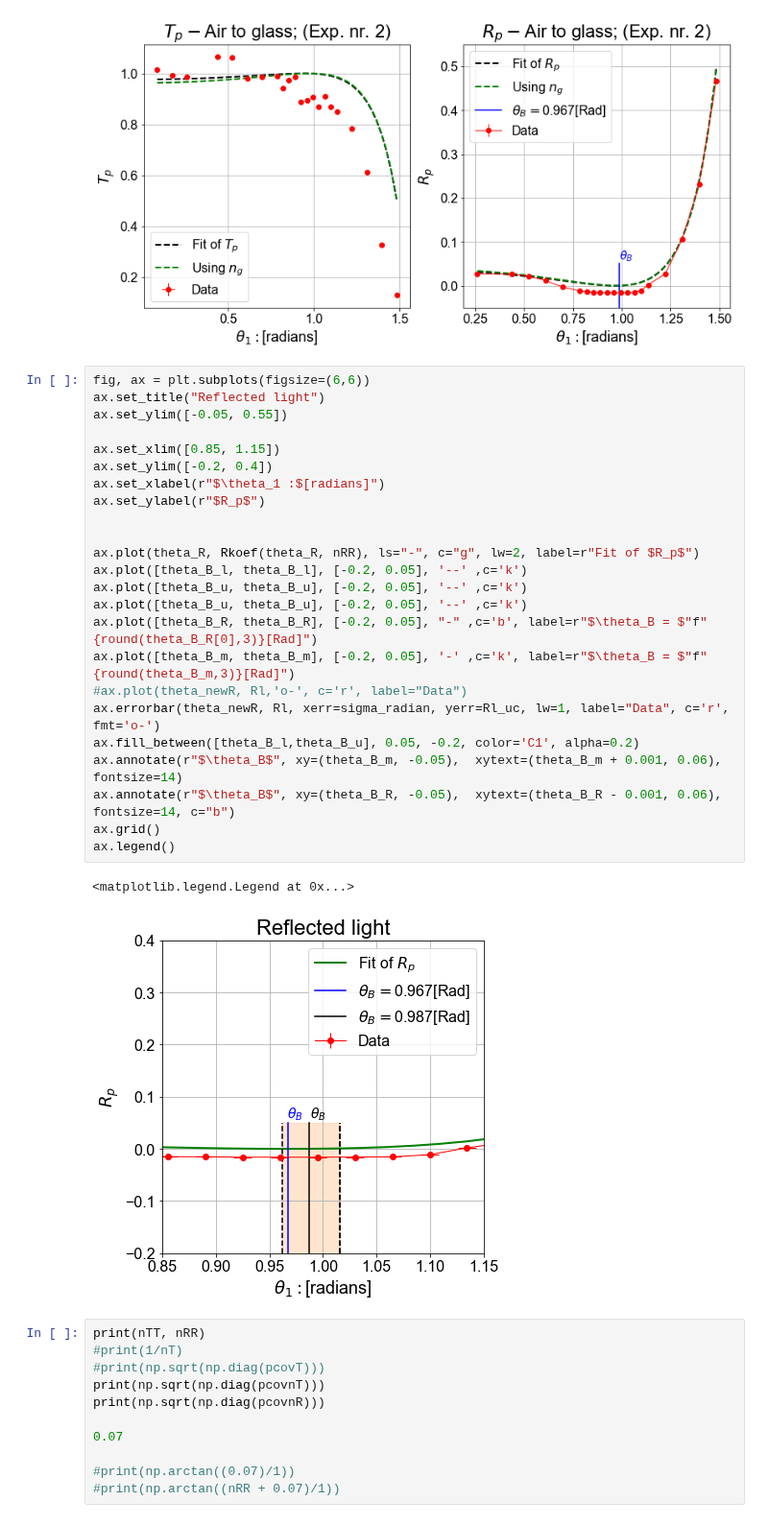
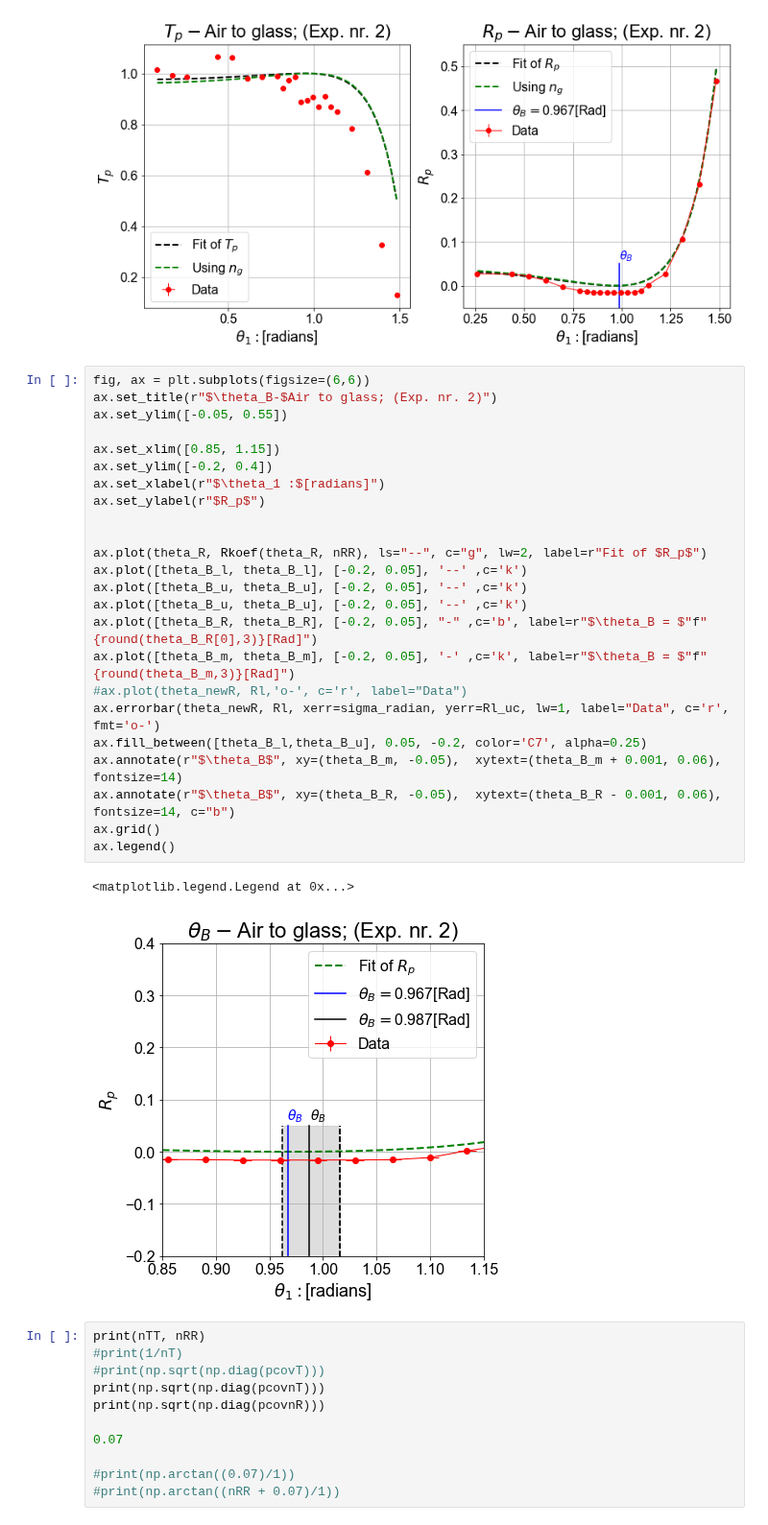
Before and after one commit to Neub28/Experimentel-Physics-2, a Jupyter notebook: Databehandling/Labdag 3/p-polariseret/Databehandling fra luft til glas - p.ipynb, the cells around one changed output. Shown at 96% size. Cells and saved outputs as stored; diff of their text form.

```diff
--- a/Databehandling/Labdag 3/p-polariseret/Databehandling fra luft til glas - p.ipynb
+++ b/Databehandling/Labdag 3/p-polariseret/Databehandling fra luft til glas - p.ipynb
@@ -233,31 +233,31 @@ Text(0, 0.5, '$R_p$')
 [figure]
 # %%
 fig, ax = plt.subplots(figsize=(6,6))
-ax.set_title("Reflected light")
+ax.set_title(r"$\theta_B-$Air to glass; (Exp. nr. 2)")
 ax.set_ylim([-0.05, 0.55])
 
 ax.set_xlim([0.85, 1.15])
 ax.set_ylim([-0.2, 0.4])
 ax.set_xlabel(r"$\theta_1 :$[radians]")
 ax.set_ylabel(r"$R_p$")
 
 
-ax.plot(theta_R, Rkoef(theta_R, nRR), ls="-", c="g", lw=2, label=r"Fit of $R_p$")
+ax.plot(theta_R, Rkoef(theta_R, nRR), ls="--", c="g", lw=2, label=r"Fit of $R_p$")
 ax.plot([theta_B_l, theta_B_l], [-0.2, 0.05], '--' ,c='k')
 ax.plot([theta_B_u, theta_B_u], [-0.2, 0.05], '--' ,c='k')
 ax.plot([theta_B_u, theta_B_u], [-0.2, 0.05], '--' ,c='k')
 ax.plot([theta_B_R, theta_B_R], [-0.2, 0.05], "-" ,c='b', label=r"$\theta_B = $"f"{round(theta_B_R[0],3)}[Rad]")
 ax.plot([theta_B_m, theta_B_m], [-0.2, 0.05], '-' ,c='k', label=r"$\theta_B = $"f"{round(theta_B_m,3)}[Rad]")
 #ax.plot(theta_newR, Rl,'o-', c='r', label="Data")
 ax.errorbar(theta_newR, Rl, xerr=sigma_radian, yerr=Rl_uc, lw=1, label="Data", c='r', fmt='o-')
-ax.fill_between([theta_B_l,theta_B_u], 0.05, -0.2, color='C1', alpha=0.2)
+ax.fill_between([theta_B_l,theta_B_u], 0.05, -0.2, color='C7', alpha=0.25)
 ax.annotate(r"$\theta_B$", xy=(theta_B_m, -0.05),  xytext=(theta_B_m + 0.001, 0.06),  fontsize=14)
 ax.annotate(r"$\theta_B$", xy=(theta_B_R, -0.05),  xytext=(theta_B_R - 0.001, 0.06),  fontsize=14, c="b")
 ax.grid()
 ax.legend()
 # %% [output]
 <matplotlib.legend.Legend at 0x...>
-[figure, old version]
+[figure, new version]
 # %%
 print(nTT, nRR)
 #print(1/nT)
```
Also changed, not shown: 3 other files.
